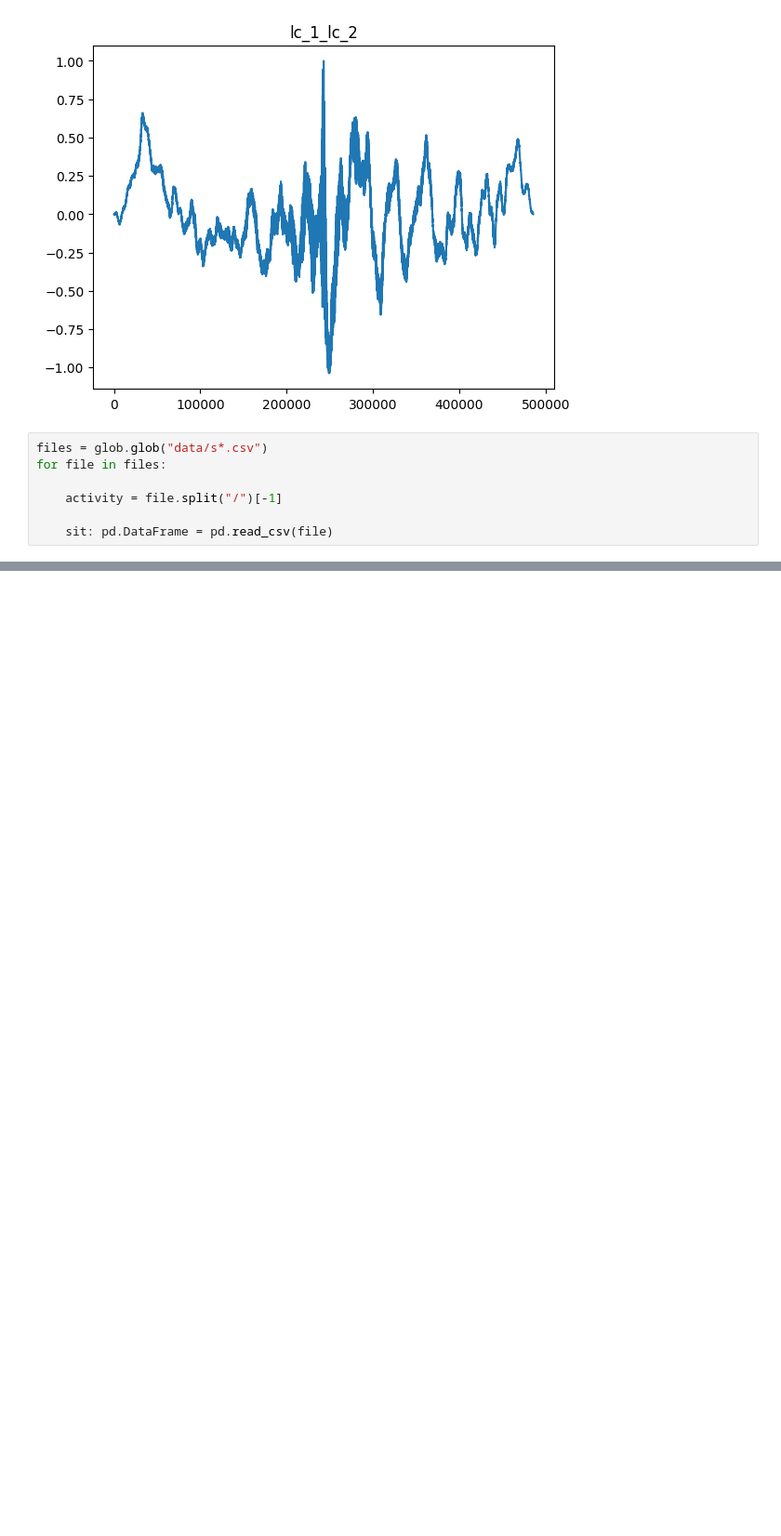
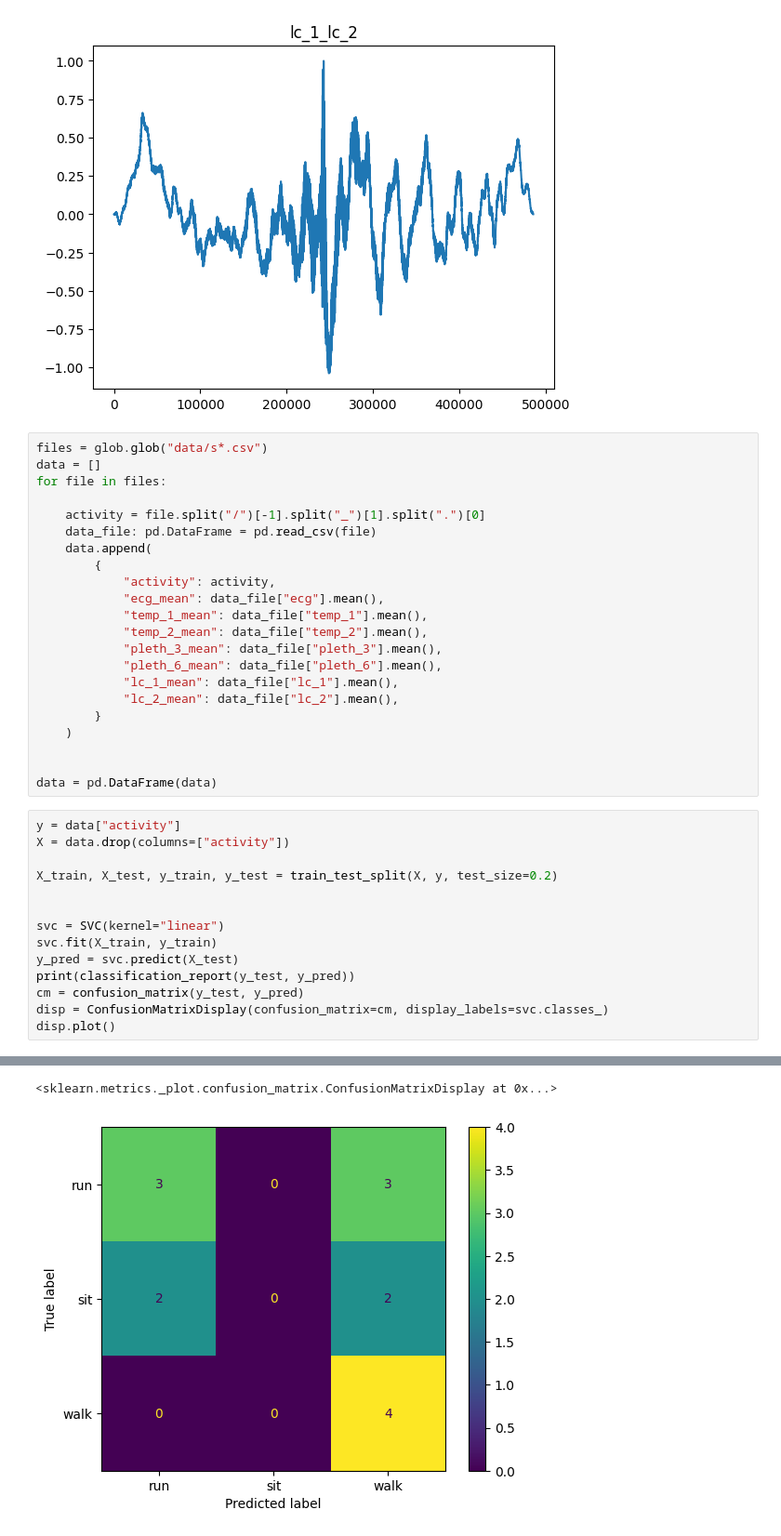
Before and after one commit to andresosorios23/digital_signal_processing, a Jupyter notebook: task_2/task.ipynb, the cells around one changed output, grey strips where cells are left out. Shown at 93% size. Cells and saved outputs as stored; diff of their text form; blank space fills up the shorter version.

```diff
--- a/task_2/task.ipynb
+++ b/task_2/task.ipynb
@@ -119,8 +132,38 @@ for key, value in cross_correlations.items():
 [figure]
 # %%
 files = glob.glob("data/s*.csv")
+data = []
 for file in files:
 
-    activity = file.split("/")[-1]
+    activity = file.split("/")[-1].split("_")[1].split(".")[0]
+    data_file: pd.DataFrame = pd.read_csv(file)
+    data.append(
+        {
+            "activity": activity,
+            "ecg_mean": data_file["ecg"].mean(),
+            "temp_1_mean": data_file["temp_1"].mean(),
+            "temp_2_mean": data_file["temp_2"].mean(),
+            "pleth_3_mean": data_file["pleth_3"].mean(),
+            "pleth_6_mean": data_file["pleth_6"].mean(),
+            "lc_1_mean": data_file["lc_1"].mean(),
+            "lc_2_mean": data_file["lc_2"].mean(),
+        }
+    )
 
-    sit: pd.DataFrame = pd.read_csv(file)
+
+data = pd.DataFrame(data)
+# %%
+y = data["activity"]
+X = data.drop(columns=["activity"])
+
+X_train, X_test, y_train, y_test = train_test_split(X, y, test_size=0.2)
+
+
+svc = SVC(kernel="linear")
+svc.fit(X_train, y_train)
+y_pred = svc.predict(X_test)
+print(classification_report(y_test, y_pred))
+cm = confusion_matrix(y_test, y_pred)
+disp = ConfusionMatrixDisplay(confusion_matrix=cm, display_labels=svc.classes_)
+disp.plot()
+# %% [output]
@@ -126,0 +179,2 @@ for file in files:
+<sklearn.metrics._plot.confusion_matrix.ConfusionMatrixDisplay at 0x...>
+[figure, added]
```
Also changed, not shown: parts of 6 cells of this notebook.
